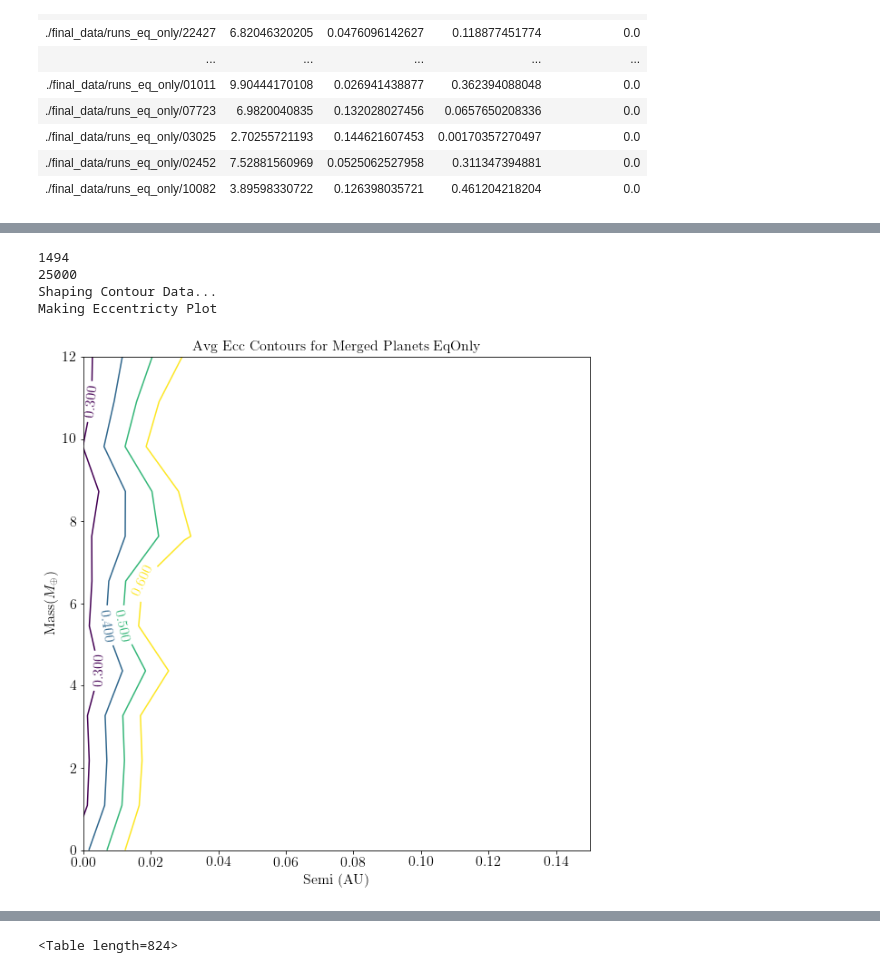
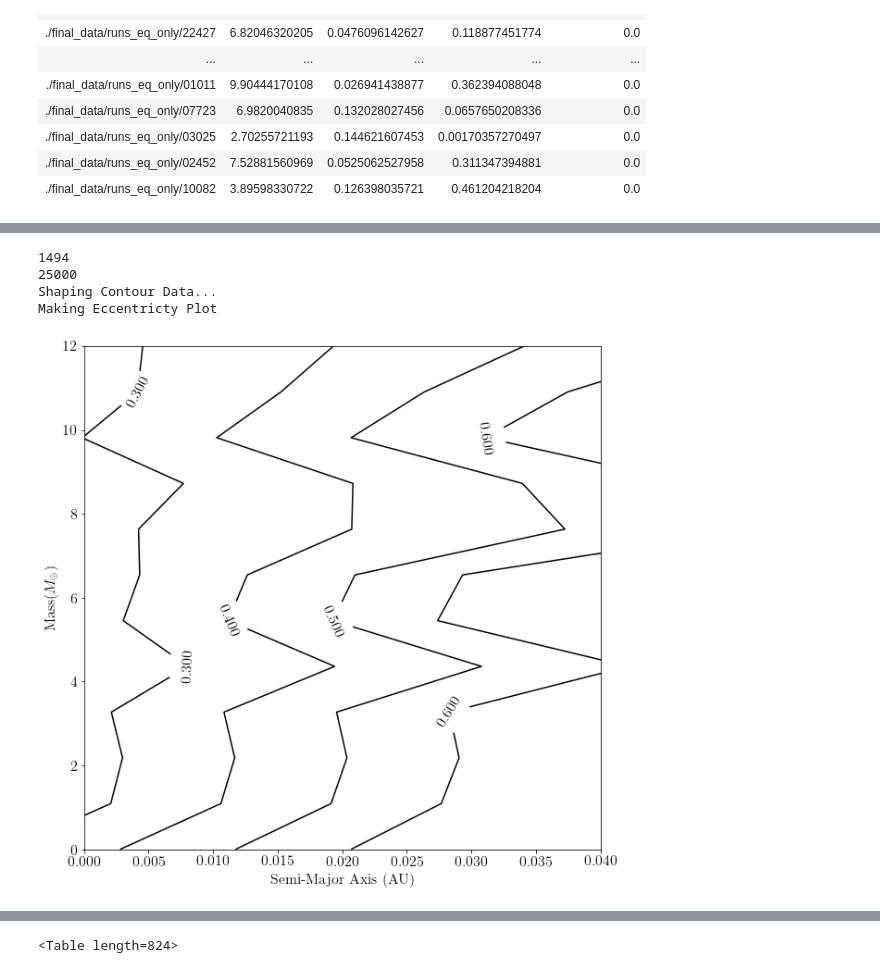
Before and after one commit to dm1681/MergingPerts, a Jupyter notebook: fig_gen.ipynb, the cells around one changed output, grey strips where cells are left out. Cells and saved outputs as stored; diff of their text form; code cells hidden in the pictures.

```diff
--- a/fig_gen.ipynb
+++ b/fig_gen.ipynb
@@ -161,6 +176,6 @@ ax.hist(b_mass_list, bins=bins, weights=np.zeros_like(b_mass_list)+1./b_mass_lis
 ax.hist(c_mass_list, bins=bins, weights=np.zeros_like(c_mass_list)+1./c_mass_list.size, color='orange', histtype='step',label='c', ls=':');
 ax.legend(loc=0)
 ax.set_xlabel("Mass($M_{\oplus}$)", fontsize=16)
-ax.set_ylabel("Percentage",fontsize=16)
+ax.set_ylabel("Fractional\nPercentage",fontsize=16)
 fig.savefig('./figs/mass_dist.png',bbox_inches='tight', dpi=plot_dpi)
 # %% [output]
@@ -535,7 +550,7 @@ def get_merged_data(runs_dir,bAddModule=0):
 
 
 
-def make_contour(x_data, y_data, z_data, names='default', labels = ['Semi (AU)', 'Mass($M_\oplus$)', 'Ecc'],
+def make_contour(x_data, y_data, z_data, names='default', labels = ['Semi-Major Axis (AU)', 'Mass($M_\oplus$)', 'Ecc'],
                  x_binwidth=0.01, y_binwidth=0.5, xlim=(0,0.04), ylim=(0,12),levels=[0.1,0.2,0.3,0.4,0.5,0.6],log=False):
     '''
     here, the final_data input is (~25000,3) dataset, where each row repesents one simulation ()
@@ -577,10 +592,9 @@ def make_contour(x_data, y_data, z_data, names='default', labels = ['Semi (AU)',
         ax.set_xscale('log')
     matplotlib.rcParams.update({'font.size': 16})
     ct = ax.contour(z_axis,levels=levels,
-                    extent=(x_axis[0],x_axis[-1],y_axis[0],y_axis[-1]))
+                    extent=(x_axis[0],x_axis[-1],y_axis[0],y_axis[-1]), colors='k')
     ax.set_xlabel(labels[0],fontsize=16)
     ax.set_ylabel(labels[1],fontsize=16)
-    ax.set_title("Avg "+labels[2]+" Contours for Merged Planets " + names, fontsize=16)
     ax.set_xlim(xlim)
     ax.clabel(ct,inline=True)
     fig.savefig('./figs/'+name+'.png',bbox_inches='tight', dpi=plot_dpi)
@@ -688,25 +702,25 @@ final_data_eqorb
 # %%
 # now lets do eq_only analysis
 merged_data_eqtide = final_data_eqonly[np.where(final_data_eqonly['bMerge_eqtide'] == 1)]
 n_merged_eqtide = len(merged_data_eqtide)
 n_comp_eqtide = len(final_data_eqonly[np.where(final_data_eqonly['bMerge_eqtide'] != -9999)])
 print(n_merged_eqtide)
 print(n_comp_eqtide)
 # x = semi; y = mass; z = ecc
 semib_eqonly = merged_data_eqtide['semi_b_0'] # x
 massb_eqonly = merged_data_eqtide['mass_b_0'] # y
 eccb_eqonly = merged_data_eqtide['ecc_b_0'] # z
 levels=[0.1,0.2,0.3,0.4,0.5,0.6]
 #pdb.set_trace()
 make_contour(semib_eqonly,massb_eqonly,eccb_eqonly,
-            y_binwidth=1.0,x_binwidth=0.025,xlim=(0,0.15), levels=levels,
+            y_binwidth=1.0,x_binwidth=0.025,xlim=(0,0.04), levels=levels,
             names='EqOnly');
 # %% [output]
 1494
 25000
 Shaping Contour Data...
 Making Eccentricty Plot
-[figure, old version]
+[figure, new version]
 # %%
 # lets make histogram of eq_only merged cases and their semis
 
```
Also changed, not shown: parts of 12 cells of this notebook, 1 other file.
